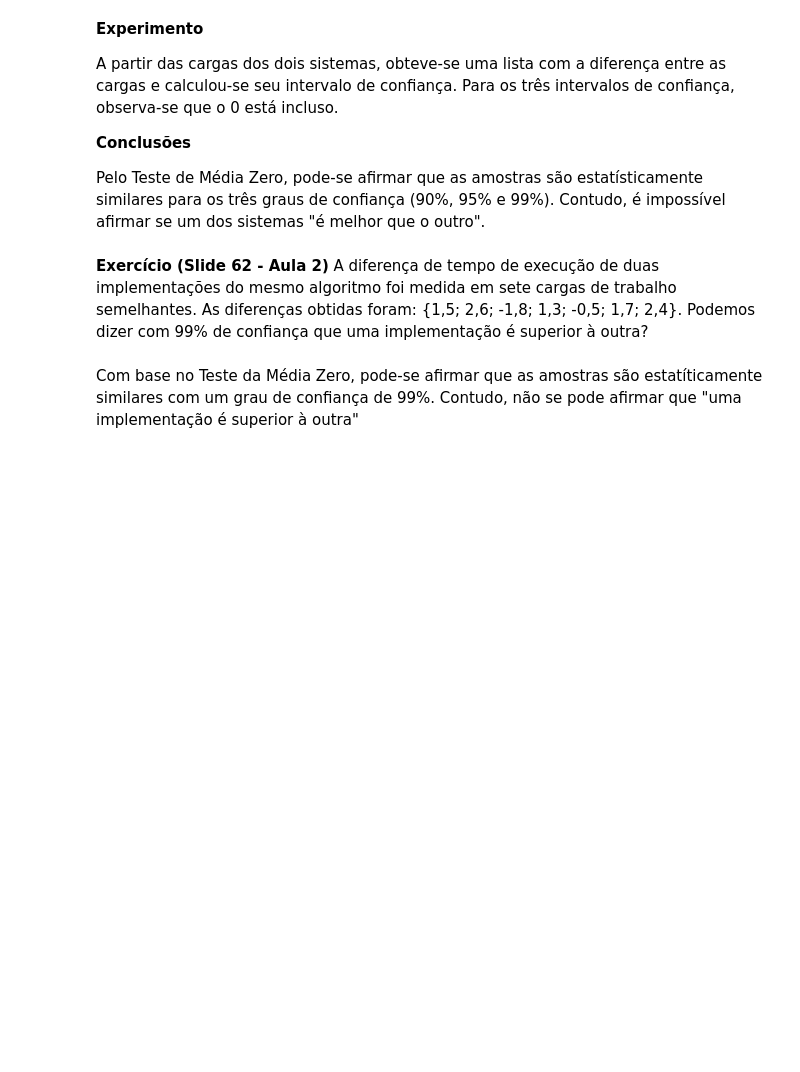
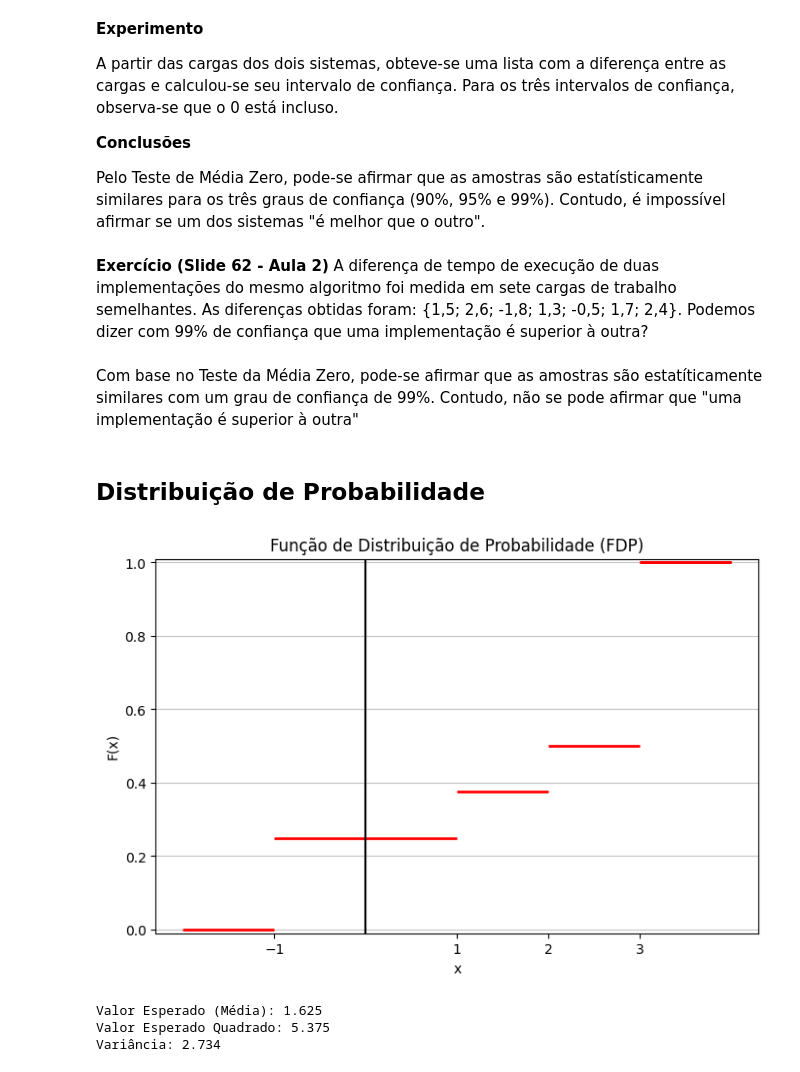
Before and after one commit to felipefraxe/ADBib, a Jupyter notebook: main.ipynb, the cells around one changed output. Drawn from its saved outputs; the diff is of its cells as text; code cells hidden in the pictures; blank space fills up the shorter version.

Commit message:
esboço da função para calcular as estatísticas de uma variável aleatória qualquer

```diff
--- a/main.ipynb
+++ b/main.ipynb
@@ -893,3 +893,75 @@ diff = [1.5, 2.6, -1.8, 1.3, -0.5, 1.7, 2.4]
 confidence_interval(diff, 0.99)
 # %% [markdown]
 Com base no Teste da Média Zero, pode-se afirmar que as amostras são estatíticamente similares com um grau de confiança de 99%. Contudo, não se pode afirmar que "uma implementação é superior à outra"
+# %% [markdown]
+## Distribuição de Probabilidade
+# %%
+import matplotlib.pyplot as plt
+
+def calcular_estatisticas_e_plotar_fdp(valores, probabilidades):
+    """
+    Calcula estatísticas (valor esperado, variância) e plota a função de distribuição
+    de probabilidade (FDP) de uma variável aleatória discreta.
+
+    Args:
+        valores: Lista de valores que a variável aleatória pode assumir.
+        probabilidades: Lista de probabilidades correspondentes a cada valor.
+    """
+
+    if len(valores) != len(probabilidades):
+        raise ValueError("As listas de valores e probabilidades devem ter o mesmo tamanho.")
+
+    # Cálculo do valor esperado (média)
+    valor_esperado = sum(x * p for x, p in zip(valores, probabilidades))
+
+    # Cálculo da variância
+    valor_esperado_quadrado = sum(x**2 * p for x, p in zip(valores, probabilidades))
+    variancia = valor_esperado_quadrado - valor_esperado**2
+
+    # Cálculo da FDP (função de distribuição acumulada)
+    fdp = [0]  # Começa em 0 para x < valor mínimo
+    for p in probabilidades:
+        fdp.append(fdp[-1] + p)
+
+    # Plotagem da FDP com intervalos abertos e fechados
+    plt.figure(figsize=(8, 5))
+
+    # Adicionar valores extras para o plot (começar e terminar fora dos valores)
+    extended_values = [valores[0] - 1] + valores + [valores[-1] + 1]
+    extended_fdp = [0] + fdp
+
+    for i in range(1, len(extended_values)):
+        plt.hlines(extended_fdp[i], extended_values[i-1], extended_values[i], colors='red', linewidth=2)
+
+
+    # Adicionar a última linha horizontal para F(x) = 1 quando x >= valores[-1]
+    plt.hlines(1, valores[-1], valores[-1] + 1, colors='red', linewidth=2)
+
+    plt.axvline(x=0, color='black', linestyle='-')
+
+    # Ajustar o eixo x para incluir 0
+    all_x_values = sorted(set(valores + [0]))
+    plt.xticks(all_x_values)
+
+    plt.xlabel('x')
+    plt.ylabel('F(x)')
+    plt.title('Função de Distribuição de Probabilidade (FDP)')
+    plt.xticks(valores)
+    plt.ylim(-0.01, 1.01)
+    plt.grid(axis='y', alpha=0.75)
+    plt.show()
+
+    # Impressão das estatísticas
+    print(f"Valor Esperado (Média): {valor_esperado:.3f}")
+    print(f'Valor Esperado Quadrado: {valor_esperado_quadrado:.3f}')
+    print(f"Variância: {variancia:.3f}")
+
+# Exemplo de uso (dados do seu enunciado)
+valores = [-1, 1, 2, 3]
+probabilidades = [1/4, 1/8, 1/8, 1/2]
+calcular_estatisticas_e_plotar_fdp(valores, probabilidades)
+# %% [output]
+[figure, added]
+Valor Esperado (Média): 1.625
+Valor Esperado Quadrado: 5.375
+Variância: 2.734
```
